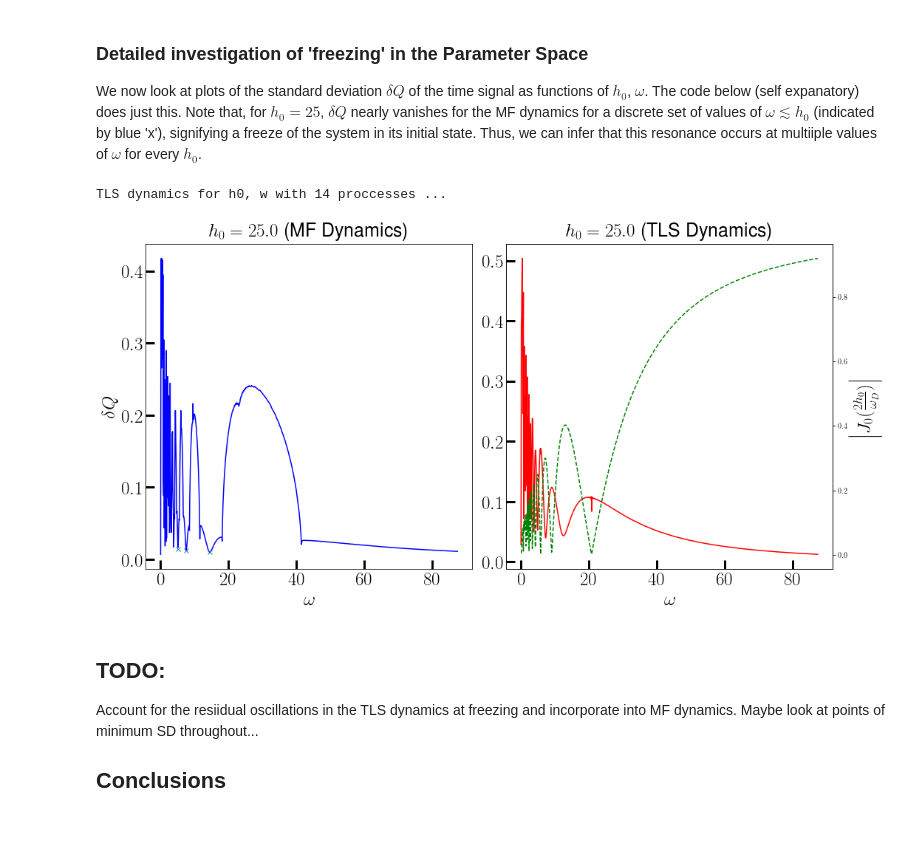
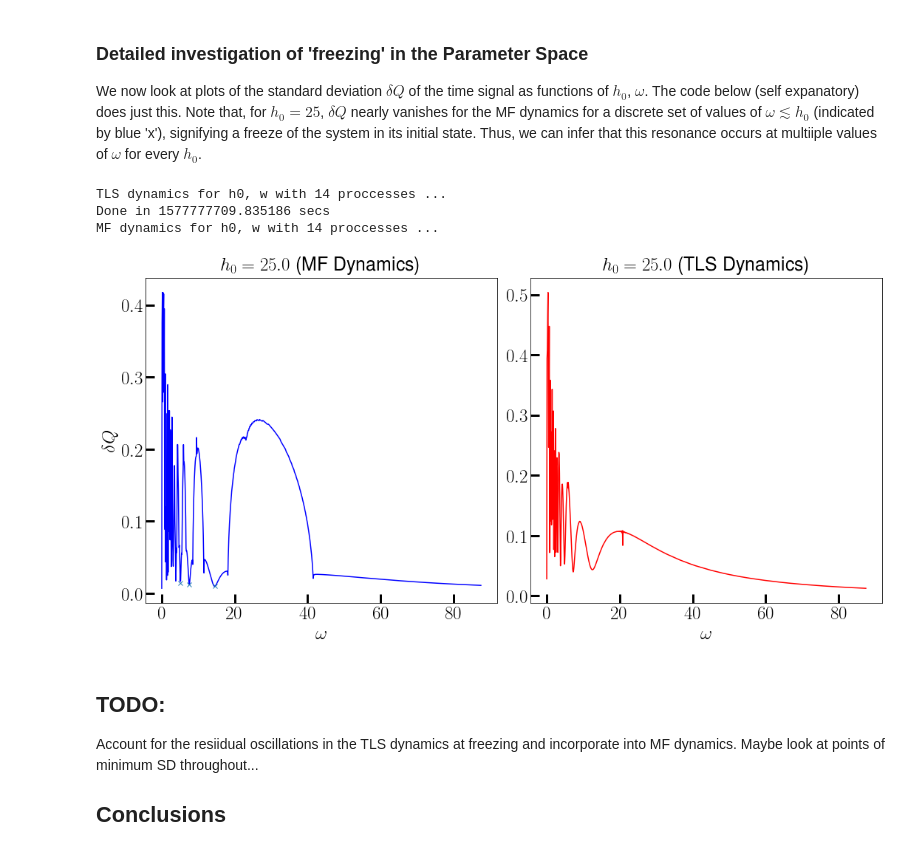
Before and after one commit to deyh2020/periodic_lipkin, a Jupyter notebook: lipkin.ipynb, the cells around one changed output. Drawn from its saved outputs; the diff is of its cells as text; code cells hidden in the pictures.

```diff
--- a/lipkin.ipynb
+++ b/lipkin.ipynb
@@ -141,7 +141,7 @@ from multiprocessing import Pool
 import lipkin as mfd
 import time
 from scipy.interpolate import InterpolatedUnivariateSpline
-from scipy.special import j0
+#from scipy.special import j0
 
 %matplotlib inline
 import matplotlib.pyplot as plt
@@ -157,15 +157,15 @@ if __name__ == '__main__':
     t = np.linspace(0, 500, 20000)
     nprocs = 14
     start = time.time()
-    #p = Pool(processes = nprocs)
+    p = Pool(processes = nprocs)
     print("TLS dynamics for h0, w with %d proccesses ..." % nprocs)
-    #dq_tls = p.starmap(mfd.sd_mag_tls,[(t, psi0, h0, w) for w in omegas])
-    #elapsed =  (time.time() - start)
-    #print("Done in %lf secs" % elapsed)
-    #print("MF dynamics for h0, w with %d proccesses ..." % nprocs)
-    #dq_mf = p.starmap(mfd.sd_mag_mf,[(t, psi0, h0, w) for w in omegas])
-    #elapsed = (time.time() - elapsed)
-    #print("Done in %lf secs" % elapsed)
+    dq_tls = p.starmap(mfd.sd_mag_tls,[(t, psi0, h0, w) for w in omegas])
+    elapsed =  (time.time() - start)
+    print("Done in %lf secs" % elapsed)
+    print("MF dynamics for h0, w with %d proccesses ..." % nprocs)
+    dq_mf = p.starmap(mfd.sd_mag_mf,[(t, psi0, h0, w) for w in omegas])
+    elapsed = (time.time() - elapsed)
+    print("Done in %lf secs" % elapsed)
     #fname = "meanfield_driven_h0_{}".format(h0) + "_Q_dQ.csv"
     #np.savetxt(fname,np.vstack((omegas, q_mf, dq_mf)).T,delimiter=',')
     #print("Data saved in file: " + fname)
@@ -177,37 +177,39 @@ if __name__ == '__main__':
     axs[0].plot(omegas, dq_mf,'b')
     axs[0].set_title(r"$h_0 = {}$ (MF Dynamics)".format(h0), fontsize=fs)
     axs[0].set_ylabel(r'$\delta Q$',fontsize=fs, rotation="vertical")
 
     axs[1].plot(omegas, dq_tls,'r')
-    ax_besj = axs[1].twinx()
-    ax_besj.set_ylabel(r"$\left | J_0(\frac{2h_0}{\omega_D})\right |$",fontsize=fs)
-    ax_besj.plot(omegas, np.abs(j0(2*h0/omegas)), "g--")
+    #ax_besj = axs[1].twinx()
+    #ax_besj.set_ylabel(r"$\left | J_0(\frac{2h_0}{\omega_D})\right |$",fontsize=fs)
+    #ax_besj.plot(omegas, np.abs(j0(2*h0/omegas)), "g--")
 
     axs[1].set_title(r"$h_0 = {}$ (TLS Dynamics)".format(h0), fontsize=fs)
 
     #Interpolate the stdev and find the minima
     #SciPy has a built-in method to find the roots of a cubic spline.
     #So, Use a 4th degree spline for interpolation, so that the roots of its derivative can be found easily.
     f = InterpolatedUnivariateSpline(omegas, dq_mf, k=4)
     cr_pts = f.derivative().roots() #Get the extrema
     cr_vals = f(cr_pts)
     dderiv = f.derivative(n=2)
 
     mins = cr_pts[(dderiv(cr_pts) > 0) & (cr_vals <= threshold)] #Select only minima near 0
     sd_mins = cr_vals[(dderiv(cr_pts) > 0) & (cr_vals <= threshold)]
     axs[0].plot(mins, sd_mins, "x")
 
     for ax in axs:
         ax.set_xlabel(r'$\omega$',fontsize=fs)
         ax.tick_params(direction='in', length=12, width=3, labelsize=fs)
 
     fig.tight_layout()
     plt.plot()
    #print("Freezing at:")
    #print(np.vstack((mins, sd_mins)).T)
 # %% [output]
 TLS dynamics for h0, w with 14 proccesses ...
+Done in 1577777709.835186 secs
+MF dynamics for h0, w with 14 proccesses ...
-[figure, old version]
+[figure, new version]
 # %% [markdown]
 ## TODO:
 
```
